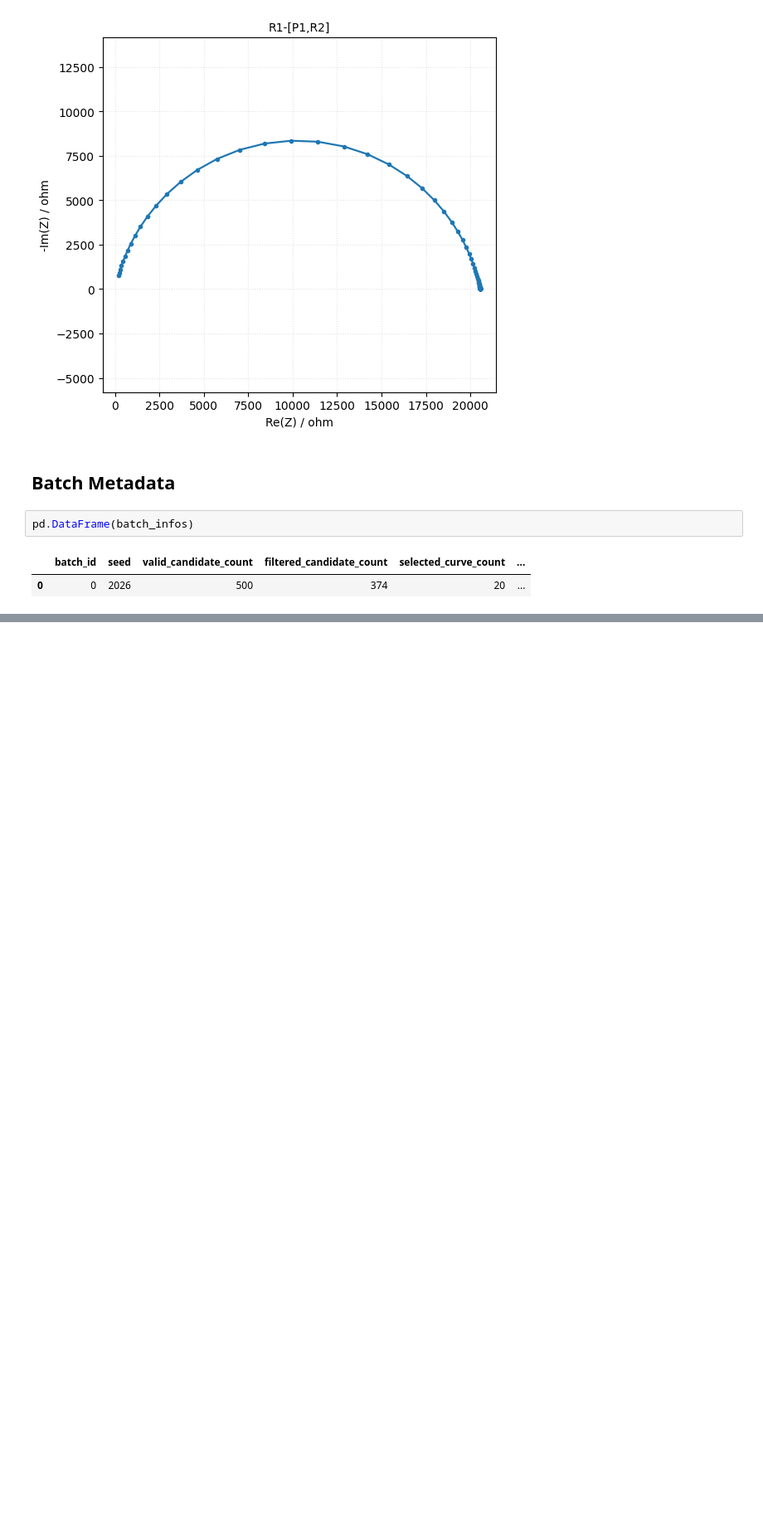
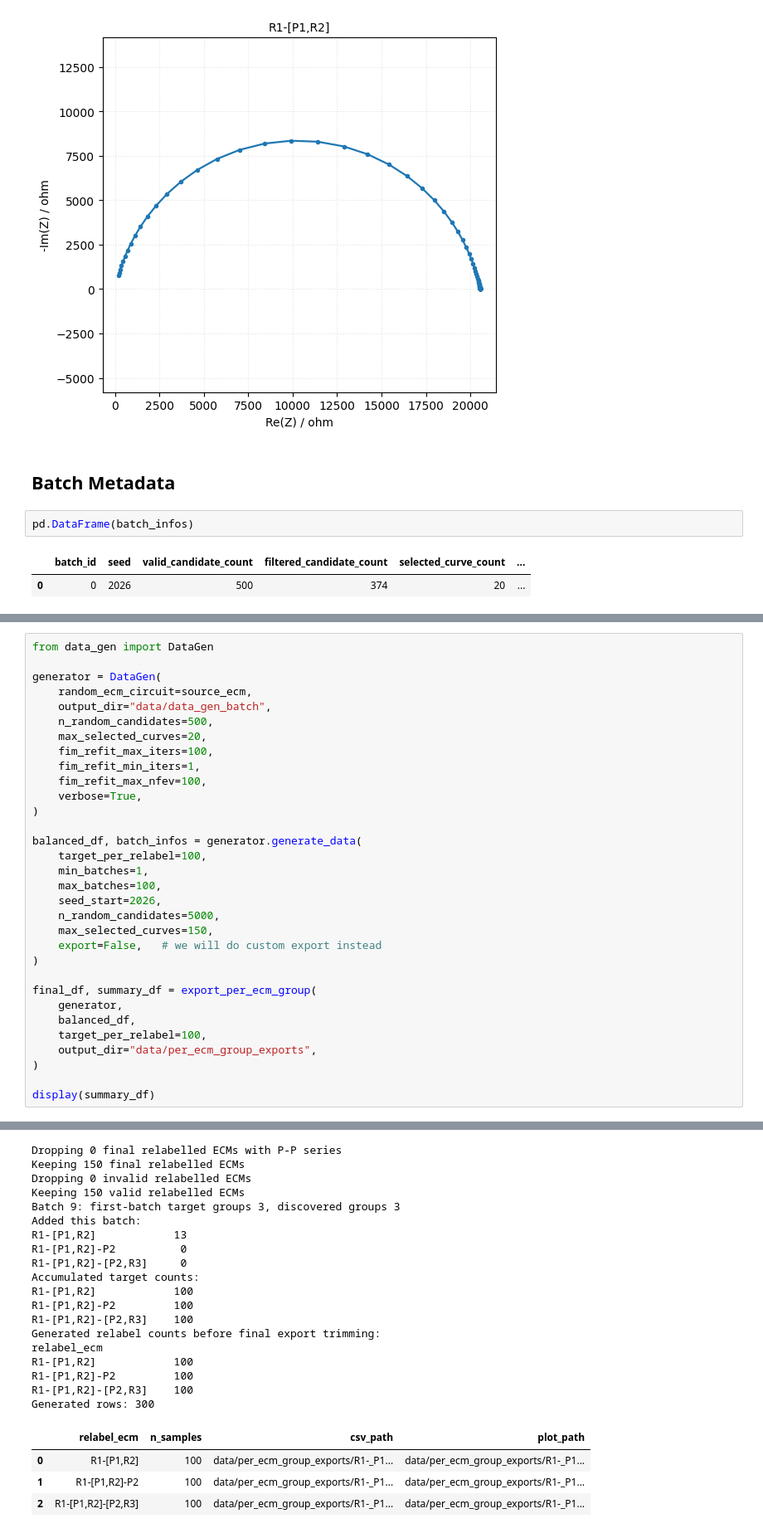
Before and after one commit to zhechengyin/AutoREC, a Jupyter notebook: data_gen_class_testing.ipynb, the cells around one changed output, grey strips where cells are left out. Shown at 83% size. Cells and saved outputs as stored; diff of their text form; blank space fills up the shorter version.

Commit message:
run 100 samples per relabelled ecm with the class

```diff
--- a/data_gen_class_testing.ipynb
+++ b/data_gen_class_testing.ipynb
@@ -170,0 +251,33 @@ pd.DataFrame(batch_infos)
+# %%
+from data_gen import DataGen
+
+generator = DataGen(
+    random_ecm_circuit=source_ecm,
+    output_dir="data/data_gen_batch",
+    n_random_candidates=500,
+    max_selected_curves=20,
+    fim_refit_max_iters=100,
+    fim_refit_min_iters=1,
+    fim_refit_max_nfev=100,
+    verbose=True,
+)
+
+balanced_df, batch_infos = generator.generate_data(
+    target_per_relabel=100,
+    min_batches=1,
+    max_batches=100,
+    seed_start=2026,
+    n_random_candidates=5000,
+    max_selected_curves=150,
+    export=False,   # we will do custom export instead
+)
+
+final_df, summary_df = export_per_ecm_group(
+    generator,
+    balanced_df,
+    target_per_relabel=100,
+    output_dir="data/per_ecm_group_exports",
+)
+
+display(summary_df)
+# %% [output]
@@ -170,0 +388,23 @@ pd.DataFrame(batch_infos)
+Dropping 0 final relabelled ECMs with P-P series
+Keeping 150 final relabelled ECMs
+Dropping 0 invalid relabelled ECMs
+Keeping 150 valid relabelled ECMs
+Batch 9: first-batch target groups 3, discovered groups 3
+Added this batch:
+R1-[P1,R2]            13
+R1-[P1,R2]-P2          0
+R1-[P1,R2]-[P2,R3]     0
+Accumulated target counts:
+R1-[P1,R2]            100
+R1-[P1,R2]-P2         100
+R1-[P1,R2]-[P2,R3]    100
+Generated relabel counts before final export trimming:
+relabel_ecm
+R1-[P1,R2]            100
+R1-[P1,R2]-P2         100
+R1-[P1,R2]-[P2,R3]    100
+Generated rows: 300
+|  | relabel_ecm | n_samples | csv_path | plot_path |
+| 0 | R1-[P1,R2] | 100 | data/per_ecm_group_exports/R1-_P1... | data/per_ecm_group_exports/R1-_P1... |
+| 1 | R1-[P1,R2]-P2 | 100 | data/per_ecm_group_exports/R1-_P1... | data/per_ecm_group_exports/R1-_P1... |
+| 2 | R1-[P1,R2]-[P2,R3] | 100 | data/per_ecm_group_exports/R1-_P1... | data/per_ecm_group_exports/R1-_P1... |
```
Also changed, not shown: parts of 4 cells of this notebook, 6 other files.
